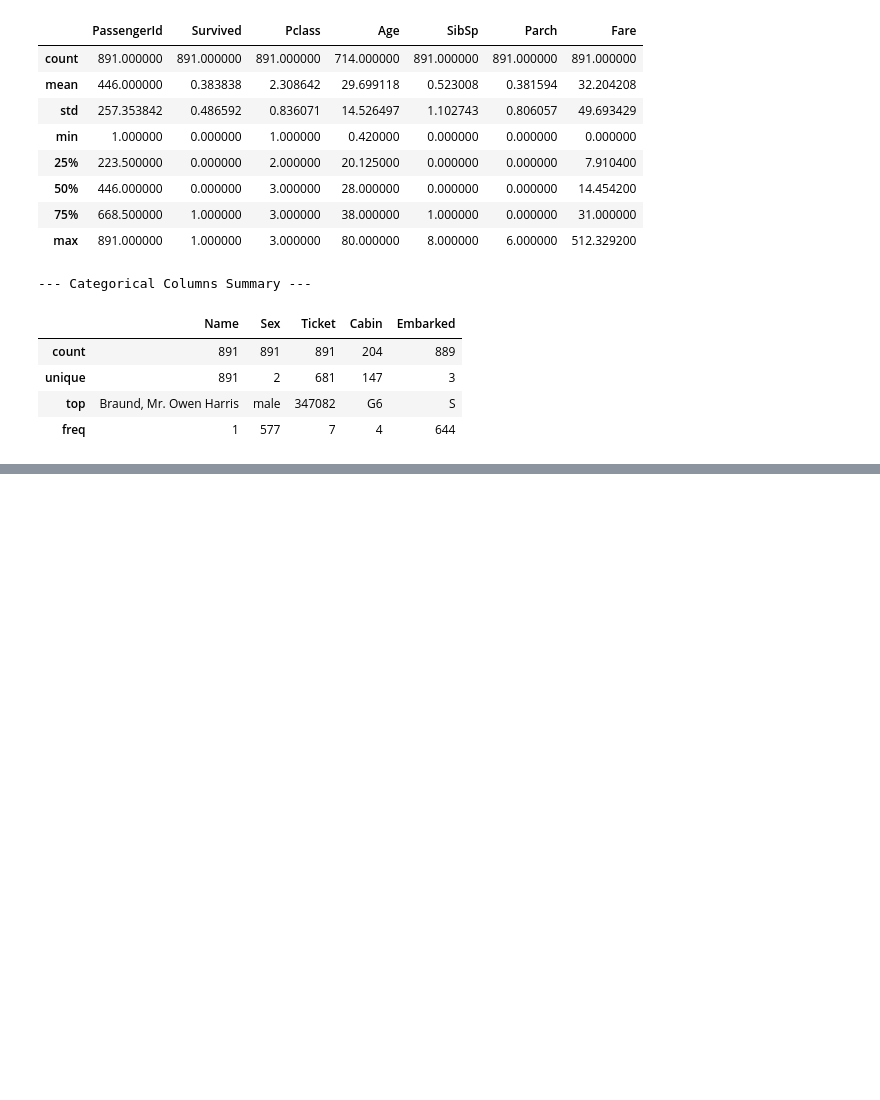
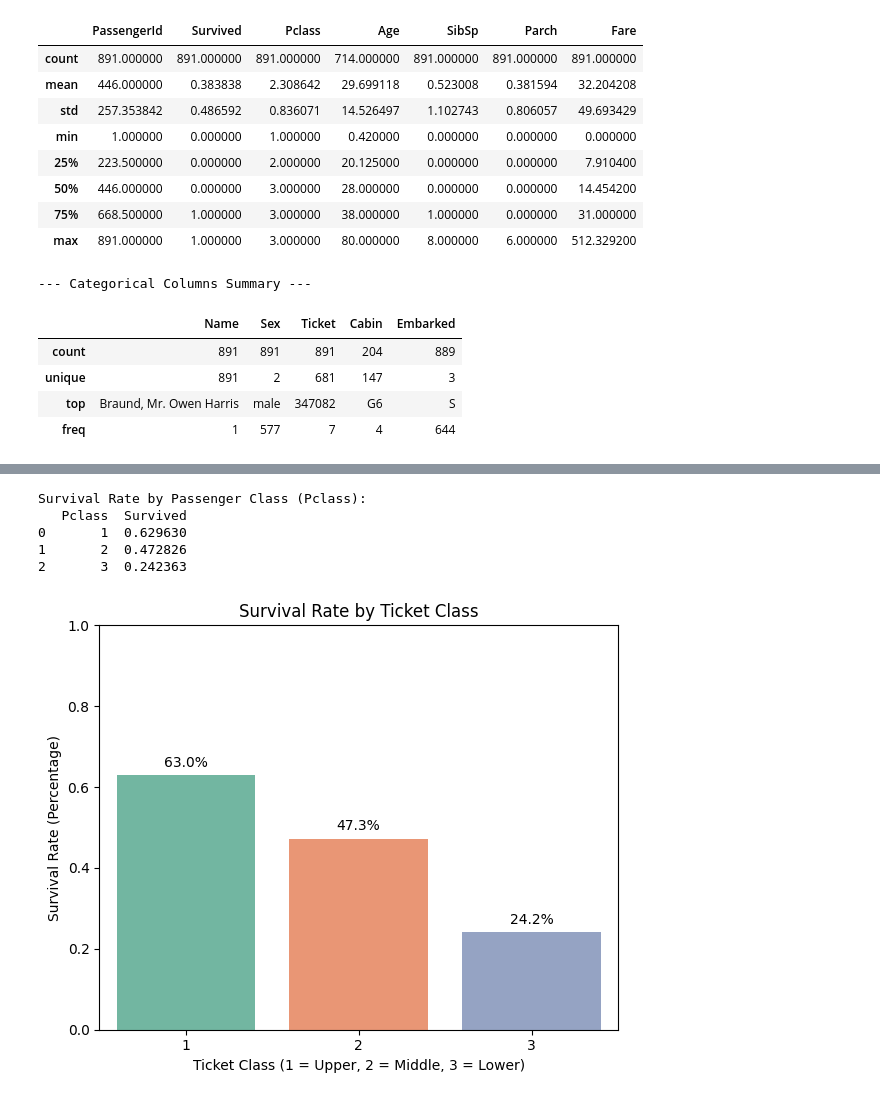
Before and after one commit to neilbhana/neilbhana-Datascience-GenAI-Submissions, a Jupyter notebook: Seminar_week_3_titanic_EDA.ipynb, the cells around one changed output, grey strips where cells are left out. Drawn from its saved outputs; the diff is of its cells as text; code cells hidden in the pictures; blank space fills up the shorter version.

```diff
--- a/Seminar_week_3_titanic_EDA.ipynb
+++ b/Seminar_week_3_titanic_EDA.ipynb
@@ -106,0 +144,27 @@ display(df.describe(include=['O']))
+# %%
+# Calculate survival rate by passenger class
+survival_by_class = df.groupby('Pclass')['Survived'].mean().reset_index()
+print("Survival Rate by Passenger Class (Pclass):")
+print(survival_by_class)
+
+# Create the bar plot
+plt.figure(figsize=(6, 5))
+sns.barplot(x='Pclass', y='Survived', data=survival_by_class, palette='Set2', hue='Pclass', legend=False)
+plt.title('Survival Rate by Ticket Class')
+plt.ylabel('Survival Rate (Percentage)')
+plt.xlabel('Ticket Class (1 = Upper, 2 = Middle, 3 = Lower)')
+plt.ylim(0, 1)
+
+# Add percentage labels on top of the bars
+for index, row in survival_by_class.iterrows():
+    plt.text(index, row['Survived'] + 0.02, f"{row['Survived']*100:.1f}%", color='black', ha="center")
+
+plt.tight_layout()
+plt.show()
+# %% [output]
+Survival Rate by Passenger Class (Pclass):
+   Pclass  Survived
+0       1  0.629630
+1       2  0.472826
+2       3  0.242363
+[figure, added]
```
Also changed, not shown: parts of 8 cells of this notebook.
